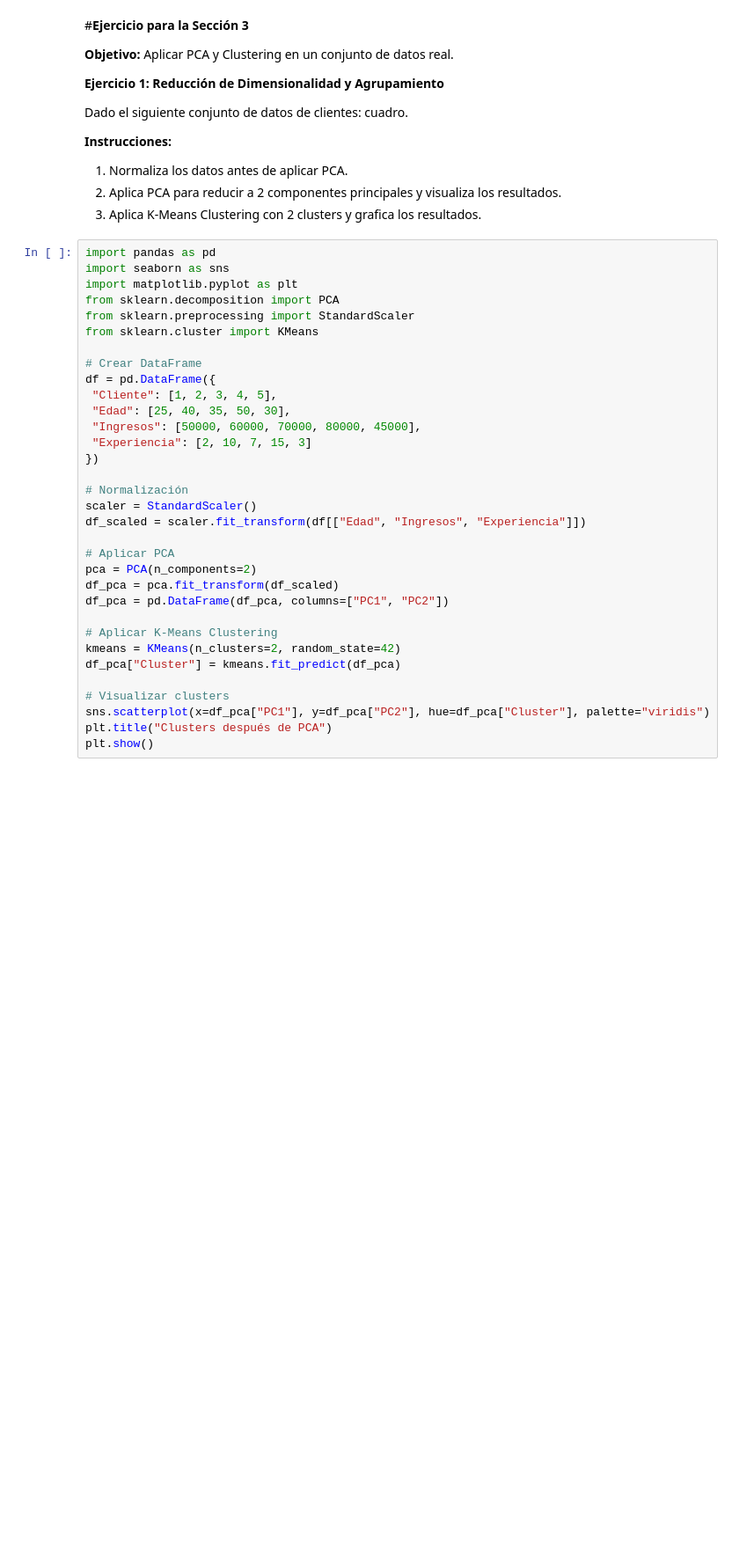
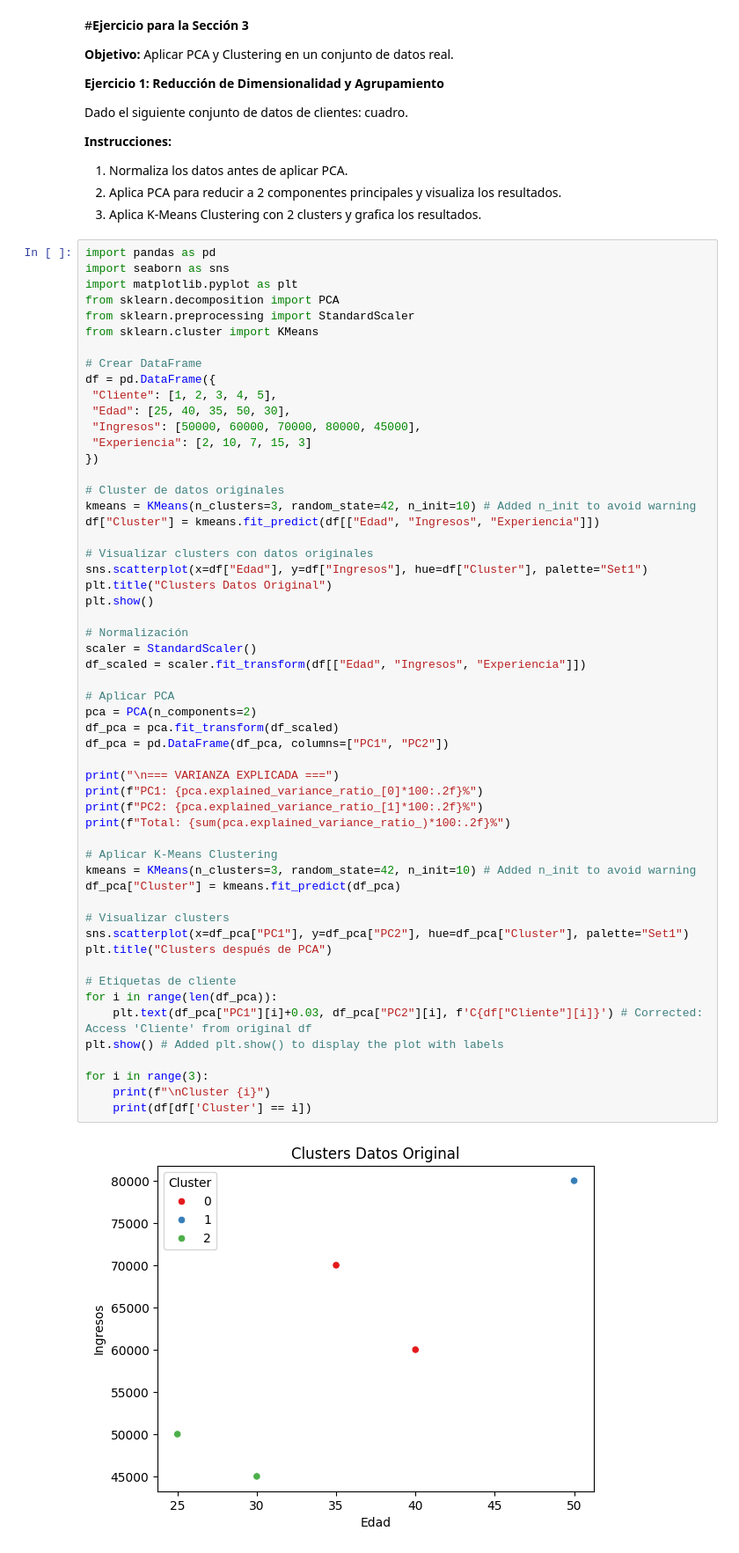
Before and after one commit to SandraVargasAI/Mineria-de-Datos-, a Jupyter notebook: MD_C3_Resolución_Actividades.ipynb, the cells around one changed output. Shown at 88% size. Drawn from its saved outputs; the diff is of its cells as text; blank space fills up the shorter version.

```diff
--- a/MD_C3_Resolución_Actividades.ipynb
+++ b/MD_C3_Resolución_Actividades.ipynb
@@ -162,33 +163,57 @@ Dado el siguiente conjunto de datos de clientes: cuadro.
 # %%
 import pandas as pd
 import seaborn as sns
 import matplotlib.pyplot as plt
 from sklearn.decomposition import PCA
 from sklearn.preprocessing import StandardScaler
 from sklearn.cluster import KMeans
 
 # Crear DataFrame
 df = pd.DataFrame({
  "Cliente": [1, 2, 3, 4, 5],
  "Edad": [25, 40, 35, 50, 30],
  "Ingresos": [50000, 60000, 70000, 80000, 45000],
  "Experiencia": [2, 10, 7, 15, 3]
 })
 
+# Cluster de datos originales
+kmeans = KMeans(n_clusters=3, random_state=42, n_init=10) # Added n_init to avoid warning
+df["Cluster"] = kmeans.fit_predict(df[["Edad", "Ingresos", "Experiencia"]])
+
+# Visualizar clusters con datos originales
+sns.scatterplot(x=df["Edad"], y=df["Ingresos"], hue=df["Cluster"], palette="Set1")
+plt.title("Clusters Datos Original")
+plt.show()
+
 # Normalización
 scaler = StandardScaler()
 df_scaled = scaler.fit_transform(df[["Edad", "Ingresos", "Experiencia"]])
 
 # Aplicar PCA
 pca = PCA(n_components=2)
 df_pca = pca.fit_transform(df_scaled)
 df_pca = pd.DataFrame(df_pca, columns=["PC1", "PC2"])
 
+print("\n=== VARIANZA EXPLICADA ===")
+print(f"PC1: {pca.explained_variance_ratio_[0]*100:.2f}%")
+print(f"PC2: {pca.explained_variance_ratio_[1]*100:.2f}%")
+print(f"Total: {sum(pca.explained_variance_ratio_)*100:.2f}%")
+
 # Aplicar K-Means Clustering
-kmeans = KMeans(n_clusters=2, random_state=42)
+kmeans = KMeans(n_clusters=3, random_state=42, n_init=10) # Added n_init to avoid warning
 df_pca["Cluster"] = kmeans.fit_predict(df_pca)
 
 # Visualizar clusters
-sns.scatterplot(x=df_pca["PC1"], y=df_pca["PC2"], hue=df_pca["Cluster"], palette="viridis")
+sns.scatterplot(x=df_pca["PC1"], y=df_pca["PC2"], hue=df_pca["Cluster"], palette="Set1")
 plt.title("Clusters después de PCA")
-plt.show()
+
+# Etiquetas de cliente
+for i in range(len(df_pca)):
+    plt.text(df_pca["PC1"][i]+0.03, df_pca["PC2"][i], f'C{df["Cliente"][i]}') # Corrected: Access 'Cliente' from original df
+plt.show() # Added plt.show() to display the plot with labels
+
+for i in range(3):
+    print(f"\nCluster {i}")
+    print(df[df['Cluster'] == i])
+# %% [output]
+[figure, added]
```
Also changed, not shown: parts of 4 cells of this notebook.
